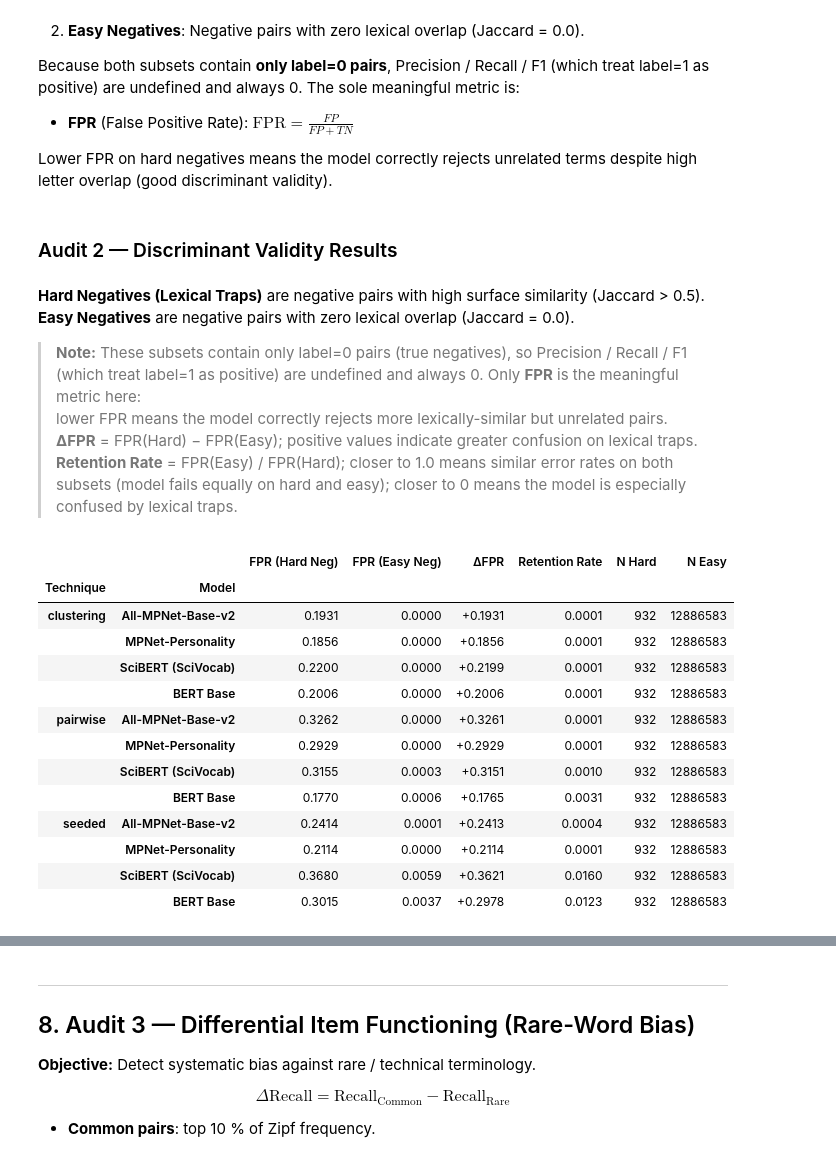
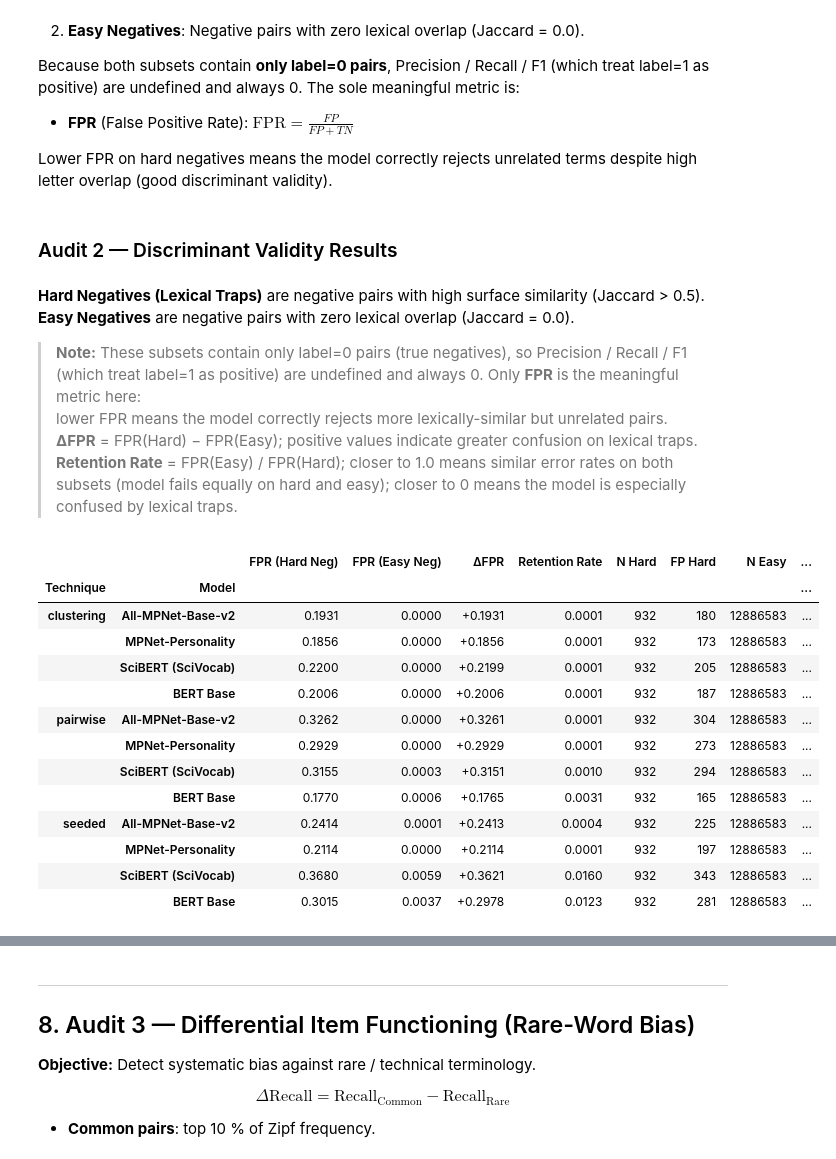
Before and after one commit to rasoulnorouzi/Social_Science_Construct_Harmonization, a Jupyter notebook: analysis/apa_audit_analysis.ipynb, the cells around one changed output, grey strips where cells are left out. Saved outputs shown, nothing was run; the diff lists cells and outputs as text; code cells hidden in the pictures.

```diff
--- a/analysis/apa_audit_analysis.ipynb
+++ b/analysis/apa_audit_analysis.ipynb
@@ -1057,48 +1057,50 @@ for technique in ["clustering", "pairwise", "seeded"]:
             "ΔFPR": f"{delta:+.4f}",
             "Retention Rate": f"{retention:.4f}" if not np.isnan(retention) else "NaN",
             "N Hard": int(hard_metrics['n_subset']),
+            "FP Hard": int(hard_metrics['fp']),
             "N Easy": int(easy_metrics['n_subset']),
+            "FP Easy": int(easy_metrics['fp']),
         })
 
 display(Markdown("### Audit 2 — Discriminant Validity Results"))
 display(Markdown("""
 **Hard Negatives (Lexical Traps)** are negative pairs with high surface similarity (Jaccard > 0.5).
 **Easy Negatives** are negative pairs with zero lexical overlap (Jaccard = 0.0).
 
 > **Note:** These subsets contain only label=0 pairs (true negatives), so Precision / Recall / F1
 > (which treat label=1 as positive) are undefined and always 0. Only **FPR** is the meaningful metric here:
 > lower FPR means the model correctly rejects more lexically-similar but unrelated pairs.
 > **ΔFPR** = FPR(Hard) − FPR(Easy); positive values indicate greater confusion on lexical traps.
 > **Retention Rate** = FPR(Easy) / FPR(Hard); closer to 1.0 means similar error rates on both subsets
 > (model fails equally on hard and easy); closer to 0 means the model is especially confused by lexical traps.
 """))
 display(pd.DataFrame(audit2_records).set_index(["Technique", "Model"]))
 # %% [output]
 ### Audit 2 — Discriminant Validity Results
 
 **Hard Negatives (Lexical Traps)** are negative pairs with high surface similarity (Jaccard > 0.5).
 **Easy Negatives** are negative pairs with zero lexical overlap (Jaccard = 0.0).
 
 > **Note:** These subsets contain only label=0 pairs (true negatives), so Precision / Recall / F1
 > (which treat label=1 as positive) are undefined and always 0. Only **FPR** is the meaningful metric here:
 > lower FPR means the model correctly rejects more lexically-similar but unrelated pairs.
 > **ΔFPR** = FPR(Hard) − FPR(Easy); positive values indicate greater confusion on lexical traps.
 > **Retention Rate** = FPR(Easy) / FPR(Hard); closer to 1.0 means similar error rates on both subsets
 > (model fails equally on hard and easy); closer to 0 means the model is especially confused by lexical traps.
-|  |  | FPR (Hard Neg) | FPR (Easy Neg) | ΔFPR | Retention Rate | N Hard | N Easy |
-| Technique | Model |  |  |  |  |  |  |
-| clustering | All-MPNet-Base-v2 | 0.1931 | 0.0000 | +0.1931 | 0.0001 | 932 | 12886583 |
-|  | MPNet-Personality | 0.1856 | 0.0000 | +0.1856 | 0.0001 | 932 | 12886583 |
-|  | SciBERT (SciVocab) | 0.2200 | 0.0000 | +0.2199 | 0.0001 | 932 | 12886583 |
-|  | BERT Base | 0.2006 | 0.0000 | +0.2006 | 0.0001 | 932 | 12886583 |
-| pairwise | All-MPNet-Base-v2 | 0.3262 | 0.0000 | +0.3261 | 0.0001 | 932 | 12886583 |
-|  | MPNet-Personality | 0.2929 | 0.0000 | +0.2929 | 0.0001 | 932 | 12886583 |
-|  | SciBERT (SciVocab) | 0.3155 | 0.0003 | +0.3151 | 0.0010 | 932 | 12886583 |
-|  | BERT Base | 0.1770 | 0.0006 | +0.1765 | 0.0031 | 932 | 12886583 |
-| seeded | All-MPNet-Base-v2 | 0.2414 | 0.0001 | +0.2413 | 0.0004 | 932 | 12886583 |
-|  | MPNet-Personality | 0.2114 | 0.0000 | +0.2114 | 0.0001 | 932 | 12886583 |
-|  | SciBERT (SciVocab) | 0.3680 | 0.0059 | +0.3621 | 0.0160 | 932 | 12886583 |
-|  | BERT Base | 0.3015 | 0.0037 | +0.2978 | 0.0123 | 932 | 12886583 |
+|  |  | FPR (Hard Neg) | FPR (Easy Neg) | ΔFPR | Retention Rate | N Hard | FP Hard | N Easy | ... |
+| Technique | Model |  |  |  |  |  |  |  | ... |
+| clustering | All-MPNet-Base-v2 | 0.1931 | 0.0000 | +0.1931 | 0.0001 | 932 | 180 | 12886583 | ... |
+|  | MPNet-Personality | 0.1856 | 0.0000 | +0.1856 | 0.0001 | 932 | 173 | 12886583 | ... |
+|  | SciBERT (SciVocab) | 0.2200 | 0.0000 | +0.2199 | 0.0001 | 932 | 205 | 12886583 | ... |
+|  | BERT Base | 0.2006 | 0.0000 | +0.2006 | 0.0001 | 932 | 187 | 12886583 | ... |
+| pairwise | All-MPNet-Base-v2 | 0.3262 | 0.0000 | +0.3261 | 0.0001 | 932 | 304 | 12886583 | ... |
+|  | MPNet-Personality | 0.2929 | 0.0000 | +0.2929 | 0.0001 | 932 | 273 | 12886583 | ... |
+|  | SciBERT (SciVocab) | 0.3155 | 0.0003 | +0.3151 | 0.0010 | 932 | 294 | 12886583 | ... |
+|  | BERT Base | 0.1770 | 0.0006 | +0.1765 | 0.0031 | 932 | 165 | 12886583 | ... |
+| seeded | All-MPNet-Base-v2 | 0.2414 | 0.0001 | +0.2413 | 0.0004 | 932 | 225 | 12886583 | ... |
+|  | MPNet-Personality | 0.2114 | 0.0000 | +0.2114 | 0.0001 | 932 | 197 | 12886583 | ... |
+|  | SciBERT (SciVocab) | 0.3680 | 0.0059 | +0.3621 | 0.0160 | 932 | 343 | 12886583 | ... |
+|  | BERT Base | 0.3015 | 0.0037 | +0.2978 | 0.0123 | 932 | 281 | 12886583 | ... |
 # %%
 # ── Export E: audit 2 lexical trap ────────────────────────────────────────────
 _a2 = pd.DataFrame(audit2_records).rename(columns={
```
Also changed, not shown: parts of 1 cell of this notebook, 3 other files.
